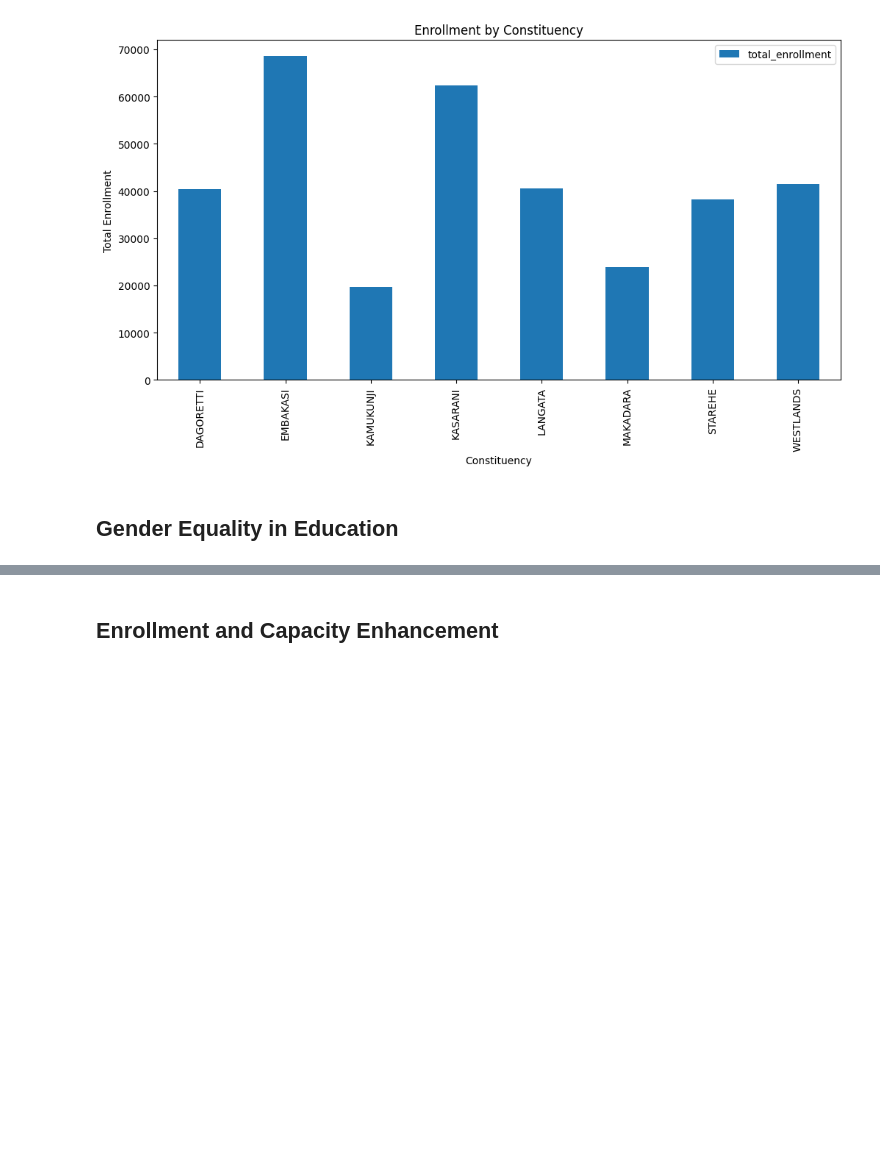
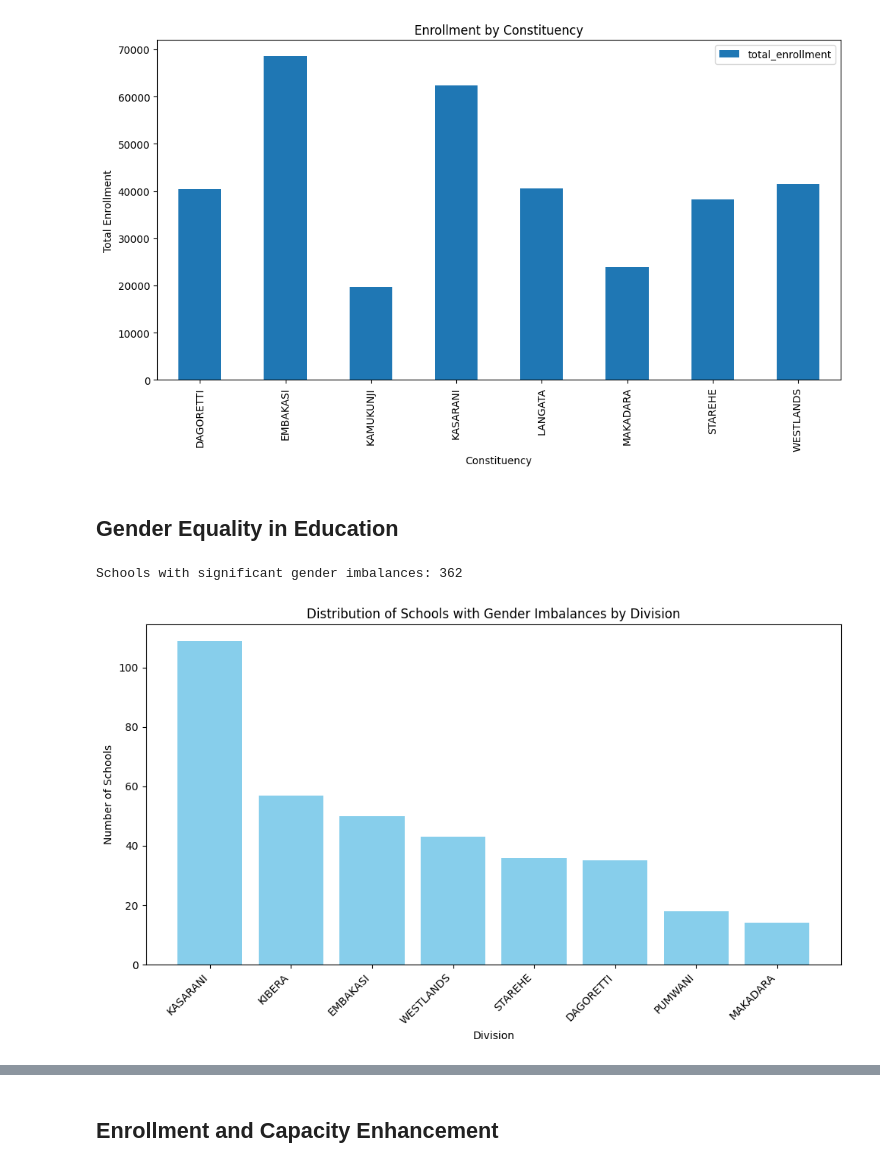
Before and after one commit to michellejuliet/Quality-Education-Analysis, a Jupyter notebook: Nairobi_Pry_Schools_Analysis.ipynb, the cells around one changed output, grey strips where cells are left out. Drawn from its saved outputs; the diff is of its cells as text; code cells hidden in the pictures; blank space fills up the shorter version.

```diff
--- a/Nairobi_Pry_Schools_Analysis.ipynb
+++ b/Nairobi_Pry_Schools_Analysis.ipynb
@@ -520,4 +578,34 @@ plt.show()
 [figure]
 # %% [markdown]
 <h2> Gender Equality in Education </h2>
+# %%
+# Calculate gender ratio
+df['Gender_Ratio'] = df['total_girls'] / df['total_boys']
+
+# Identify schools with low gender ratios
+low_gender_balance = df[(df['Gender_Ratio'] < 0.9) | (df['Gender_Ratio'] > 1.1)]
+print(f"Schools with significant gender imbalances: {low_gender_balance.shape[0]}")
+# %% [output]
+Schools with significant gender imbalances: 362
+# %%
+# Filter schools with significant gender imbalances
+low_gender_balance = df[(df['Gender_Ratio'] < 0.9) | (df['Gender_Ratio'] > 1.1)]
+
+# Group by Division
+gender_imbalance_by_division = low_gender_balance.groupby('division').size().reset_index(name='School Count')
+
+# Sort for better visualization
+gender_imbalance_by_division = gender_imbalance_by_division.sort_values(by='School Count', ascending=False)
+
+# Plot bar chart
+plt.figure(figsize=(10, 6))
+plt.bar(gender_imbalance_by_division['division'], gender_imbalance_by_division['School Count'], color='skyblue')
+plt.title('Distribution of Schools with Gender Imbalances by Division')
+plt.xlabel('Division')
+plt.ylabel('Number of Schools')
+plt.xticks(rotation=45, ha='right')
+plt.tight_layout()
+plt.show()
+# %% [output]
+[figure, added]
 # %%
```
Also changed, not shown: parts of 24 cells of this notebook.
